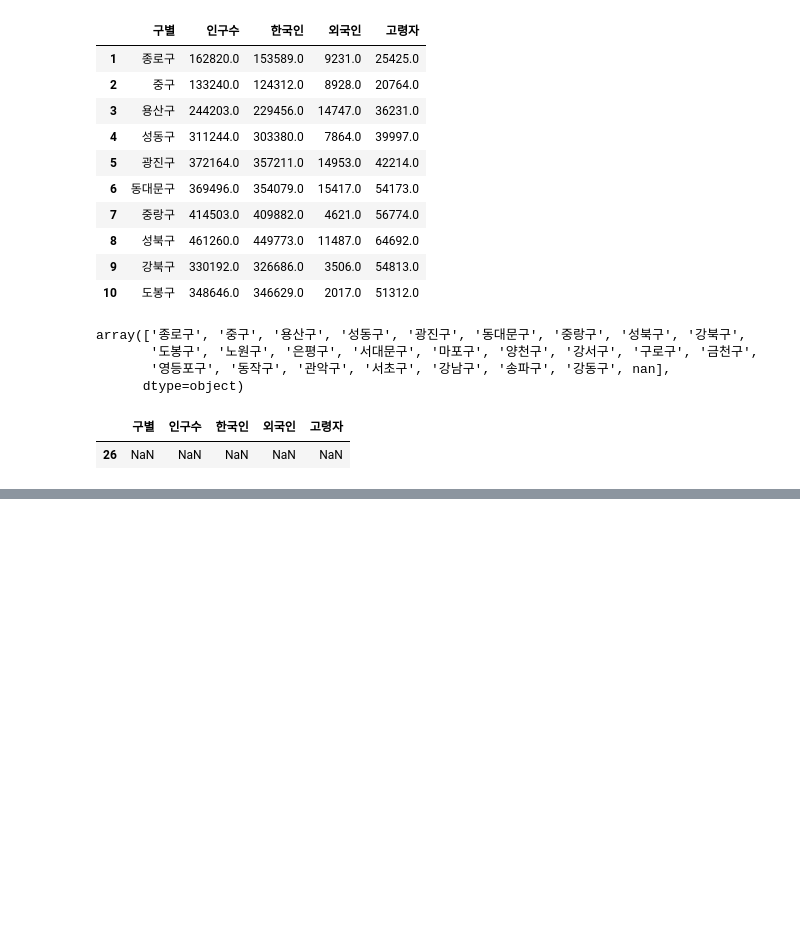
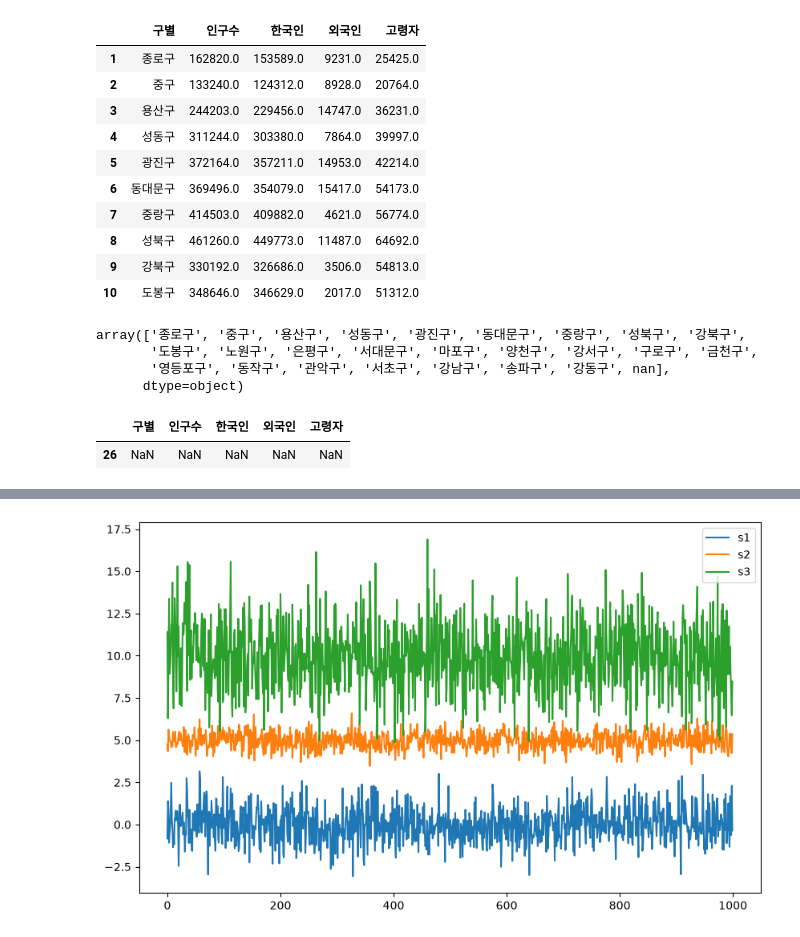
Before and after one commit to taehyun1372/LearnPython, a Jupyter notebook: Python_Data/01_CCTV/main.ipynb, the cells around one changed output, grey strips where cells are left out. Saved outputs shown, nothing was run; the diff lists cells and outputs as text; code cells hidden in the pictures; blank space fills up the shorter version.

```diff
--- a/Python_Data/01_CCTV/main.ipynb
+++ b/Python_Data/01_CCTV/main.ipynb
@@ -329,0 +744,9 @@ pop_Seoul.drop([26], inplace=True)
+# %%
+plt.figure(figsize=(10,6))
+plt.plot(s1, label='s1')
+plt.plot(s2, label='s2')
+plt.plot(s3, label='s3')
+plt.legend()
+plt.show()
+# %% [output]
+[figure, added]
```
Also changed, not shown: parts of 60 cells of this notebook, 7 other files.
